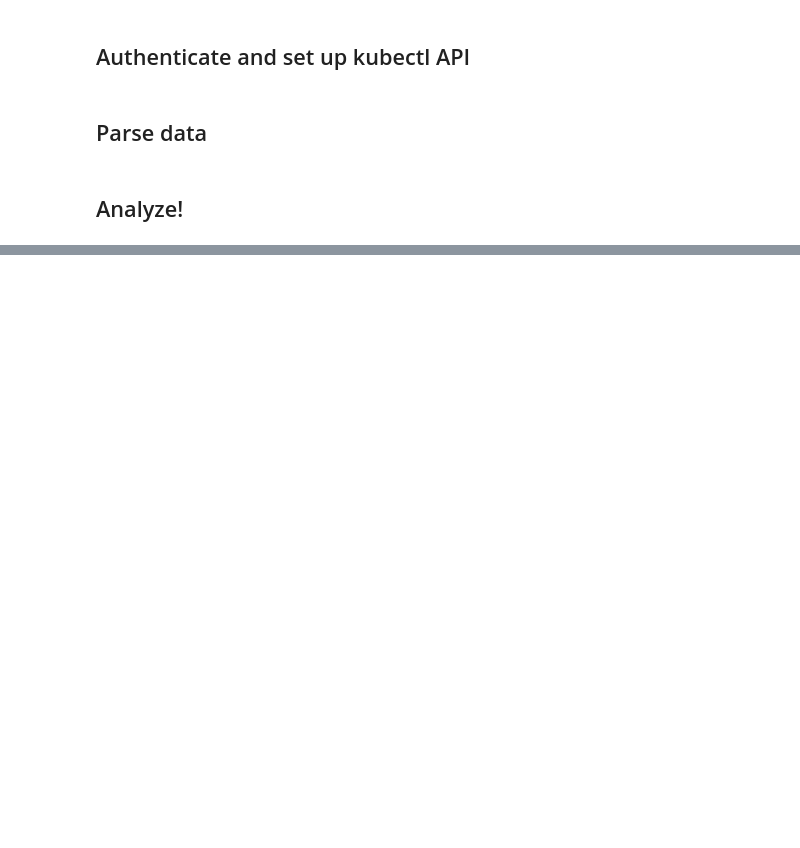
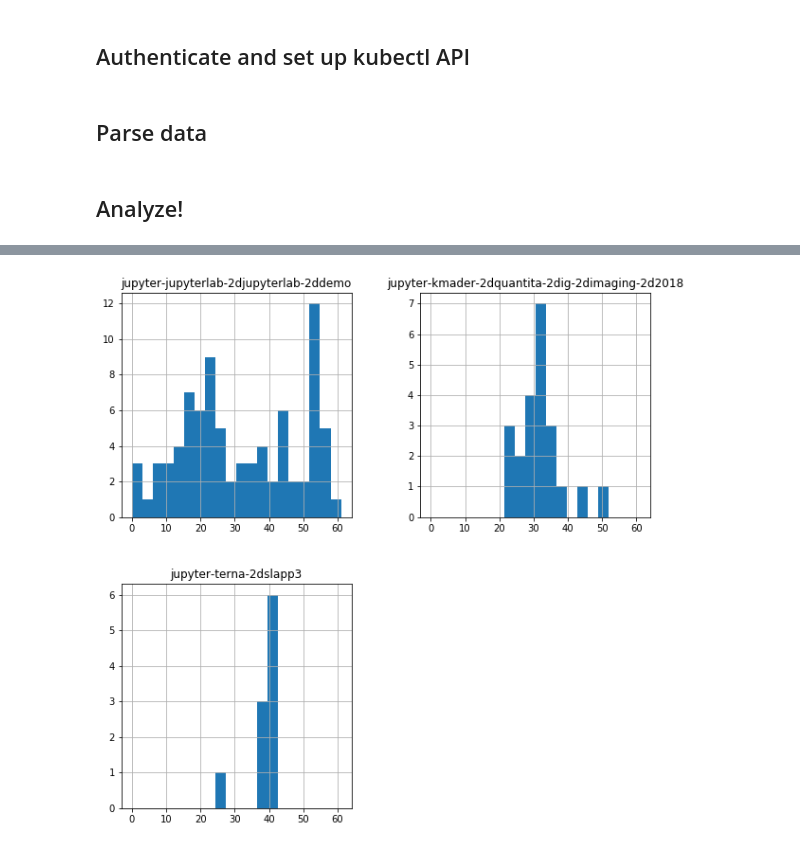
Before and after one commit to jupyterhub/mybinder.org-deploy, a Jupyter notebook: scripts/pod-stats.ipynb, the cells around one changed output, grey strips where cells are left out. Cells and saved outputs as stored; diff of their text form; code cells hidden in the pictures; blank space fills up the shorter version.

Commit message:
Add plots and stats about recent pods

```diff
--- a/scripts/pod-stats.ipynb
+++ b/scripts/pod-stats.ipynb
@@ -37,0 +42,2 @@ ax.set(xlim=[0, None], title=QUERY, xlabel='Pod Age');
+# %%
+data['repo_name'] = data['name'].map(lambda pod_name: '-'.join(pod_name.split("-")[:-1]))
@@ -37,0 +46,4 @@ ax.set(xlim=[0, None], title=QUERY, xlabel='Pod Age');
+# %%
+# select only pods from the last 60minutes
+recent_pods = data[data.age<60]
+recent_pods.head()
@@ -37,0 +79,15 @@ ax.set(xlim=[0, None], title=QUERY, xlabel='Pod Age');
+# %%
+# names of repos that were launched more than five times
+counts = recent_pods.groupby("repo_name").count()
+
+idx = (counts > 5)['age']
+popular_repos_names = counts.index[idx].tolist()
+
+popular_pods = recent_pods[recent_pods.repo_name.isin(popular_repos_names)]
+# %%
+popular_pods.pivot(columns='repo_name', values='age').hist(bins=20, range=(0,61),
+                                                           figsize=(10,10));
+# Note: that pods with lower age are more recent, so these plots have an x axis which is
+# "the wrong way around"
+# %% [output]
+[figure, added]
```
Also changed, not shown: parts of 5 cells of this notebook.
